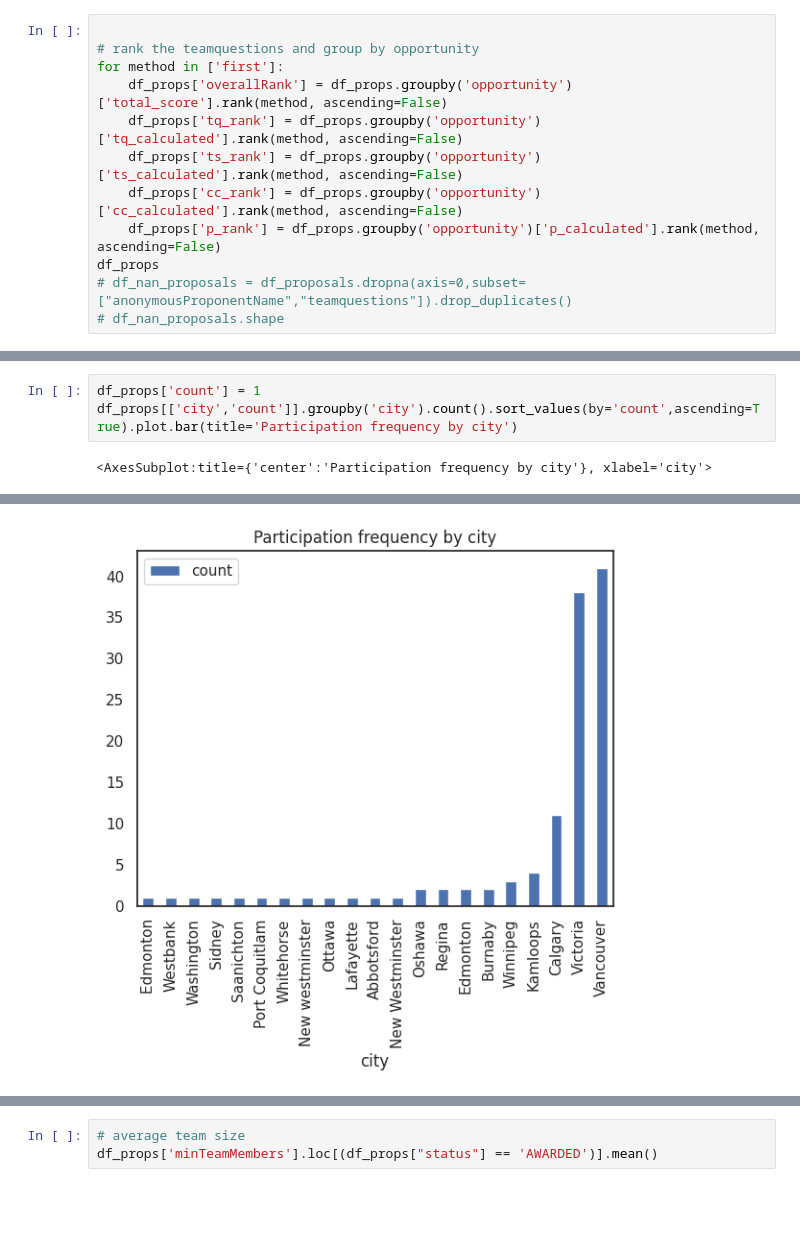
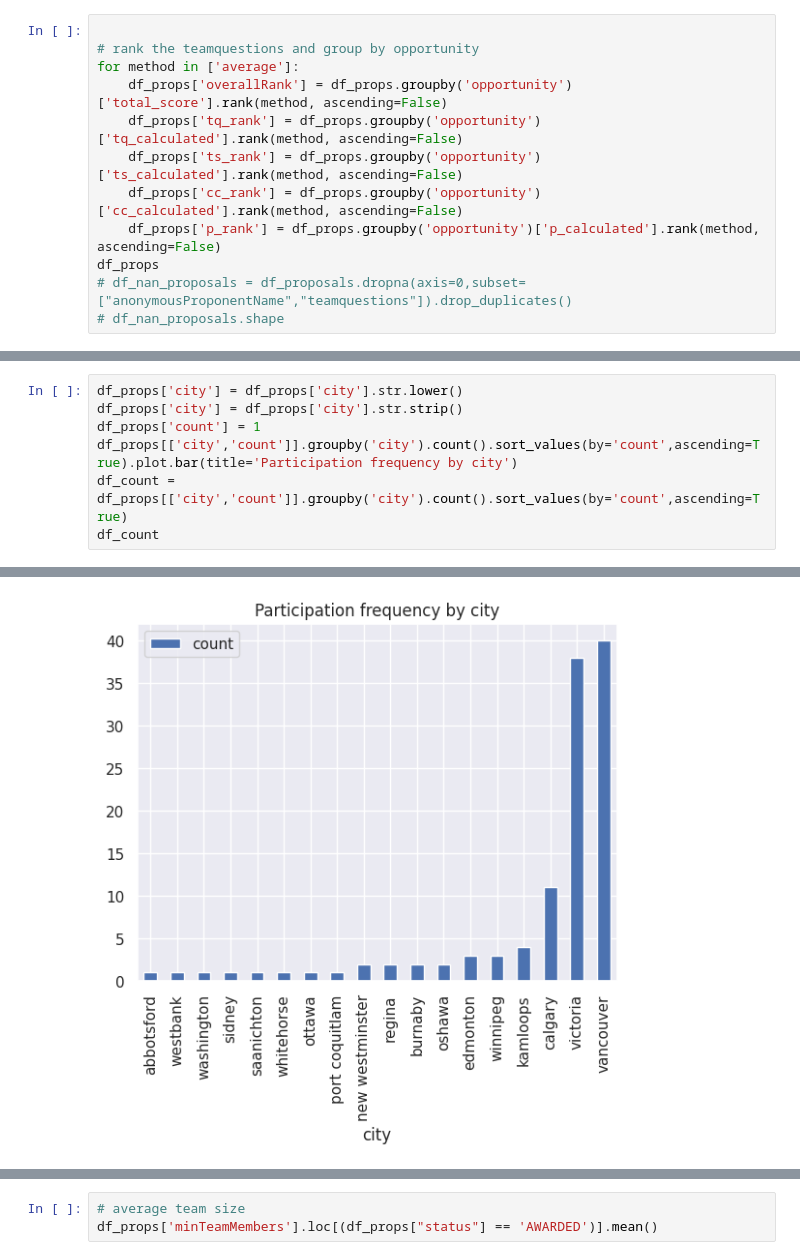
Before and after one commit to bdolor/sec-prediction, a Jupyter notebook: swu.ipynb, the cells around one changed output, grey strips where cells are left out. Drawn from its saved outputs; the diff is of its cells as text; blank space fills up the shorter version.

```diff
--- a/swu.ipynb
+++ b/swu.ipynb
@@ -150,7 +150,7 @@ df_props
 # %%
 
 # rank the teamquestions and group by opportunity
-for method in ['first']:
+for method in ['average']:
     df_props['overallRank'] = df_props.groupby('opportunity')['total_score'].rank(method, ascending=False)
     df_props['tq_rank'] = df_props.groupby('opportunity')['tq_calculated'].rank(method, ascending=False)
     df_props['ts_rank'] = df_props.groupby('opportunity')['ts_calculated'].rank(method, ascending=False)
@@ -181,5 +181,8 @@ df_props['overallRank'].plot(kind='hist', title='overall rank distribution')
 # %%
+df_props['city'] = df_props['city'].str.lower()
+df_props['city'] = df_props['city'].str.strip()
 df_props['count'] = 1
 df_props[['city','count']].groupby('city').count().sort_values(by='count',ascending=True).plot.bar(title='Participation frequency by city')
+df_count = df_props[['city','count']].groupby('city').count().sort_values(by='count',ascending=True)
+df_count
 # %% [output]
-<AxesSubplot:title={'center':'Participation frequency by city'}, xlabel='city'>
@@ -186 +207 @@ df_props[['city','count']].groupby('city').count().sort_values(by='count',ascend
-[figure, old version]
+[figure, new version]
```
Also changed, not shown: parts of 53 cells of this notebook, 9 other files.
